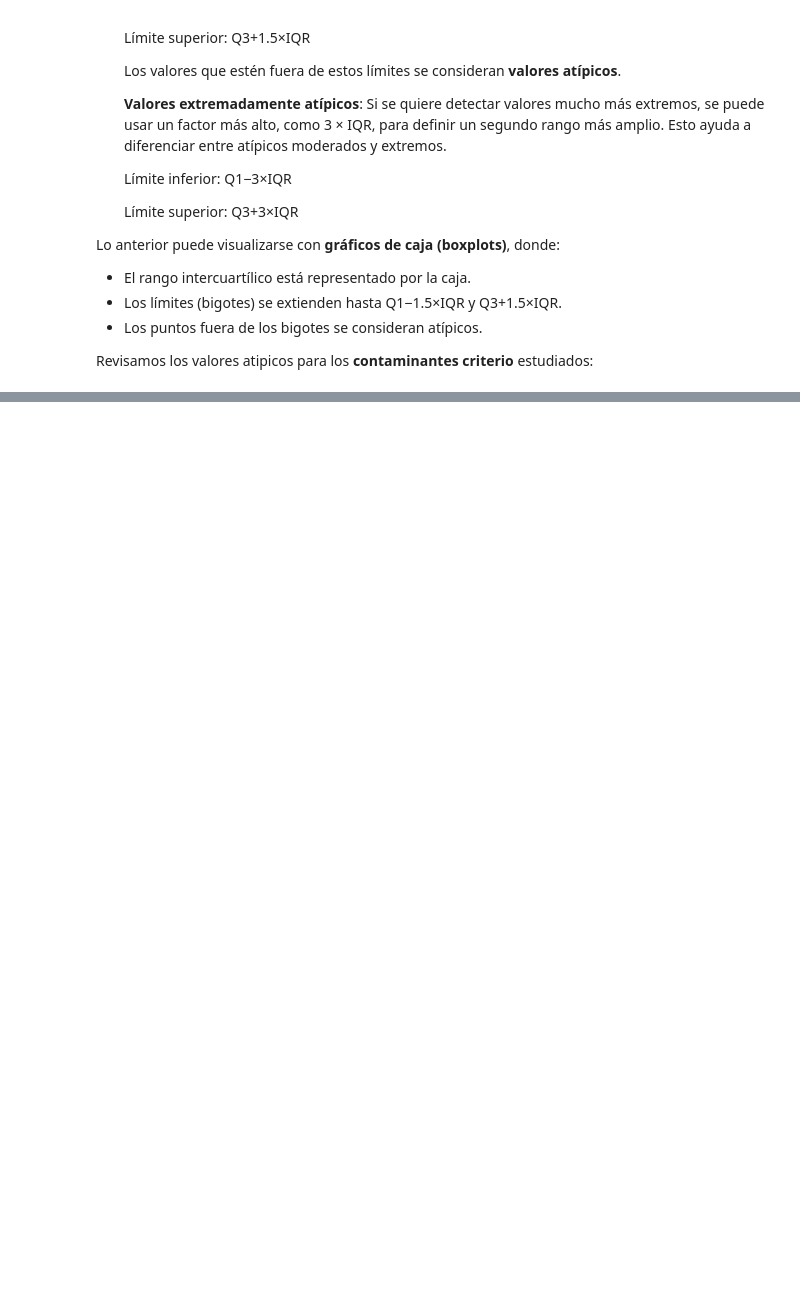
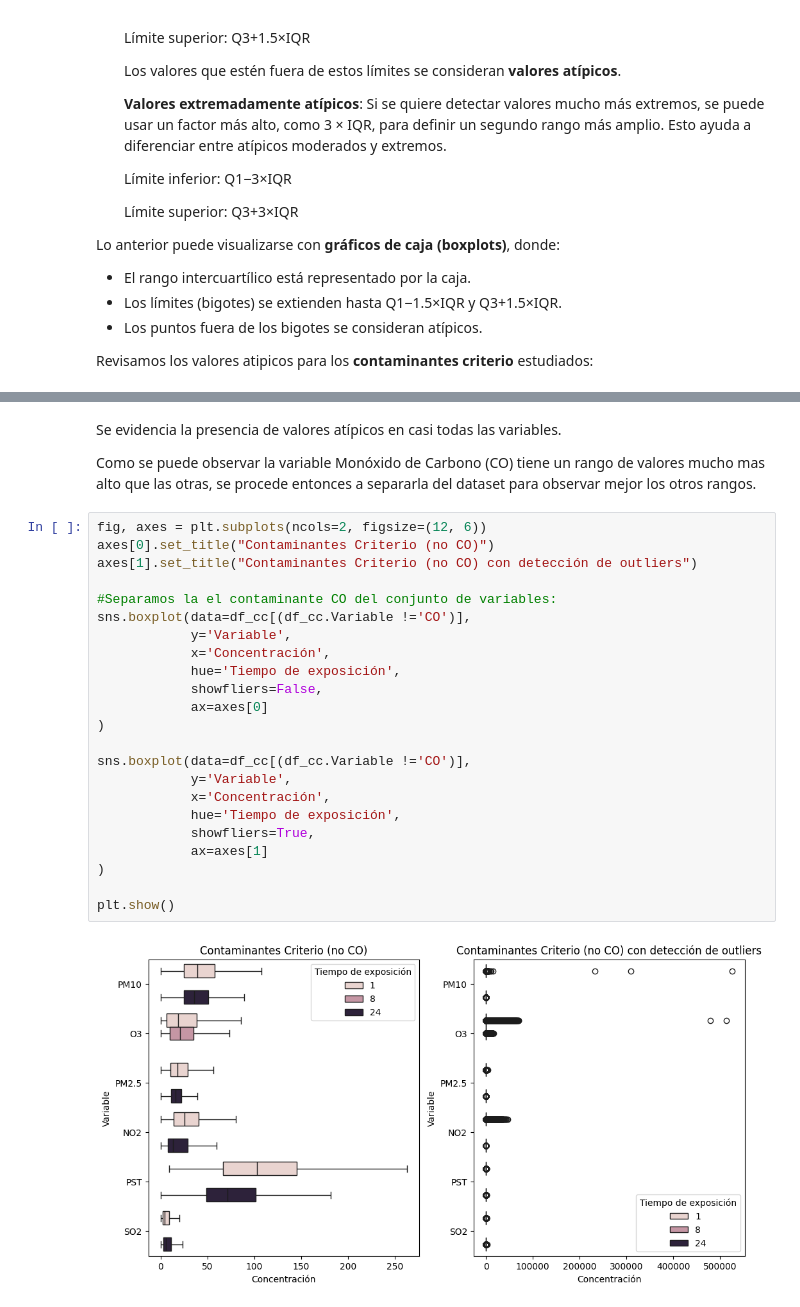
Before and after one commit to orangina23/cursoIAMintic, a Jupyter notebook: Mision1-BeatrizLopez.ipynb, the cells around one changed output, grey strips where cells are left out. Saved outputs shown, nothing was run; the diff lists cells and outputs as text; blank space fills up the shorter version.

```diff
--- a/Mision1-BeatrizLopez.ipynb
+++ b/Mision1-BeatrizLopez.ipynb
@@ -308,0 +304,29 @@ Valores fuera del rango intercuartílico:
+# %% [markdown]
+Se evidencia la presencia de valores atípicos en casi todas las variables.
+
+Como se puede observar la variable Monóxido de Carbono (CO) tiene un rango de valores mucho mas alto que las otras, se procede entonces a separarla del dataset para observar mejor los otros rangos.
+# %%
+fig, axes = plt.subplots(ncols=2, figsize=(12, 6))
+axes[0].set_title("Contaminantes Criterio (no CO)")
+axes[1].set_title("Contaminantes Criterio (no CO) con detección de outliers")
+
+#Separamos la el contaminante CO del conjunto de variables:
+sns.boxplot(data=df_cc[(df_cc.Variable !='CO')],
+            y='Variable',
+            x='Concentración',
+            hue='Tiempo de exposición',
+            showfliers=False,
+            ax=axes[0]
+)
+
+sns.boxplot(data=df_cc[(df_cc.Variable !='CO')],
+            y='Variable',
+            x='Concentración',
+            hue='Tiempo de exposición',
+            showfliers=True,
+            ax=axes[1]
+)
+
+plt.show()
+# %% [output]
+[figure, added]
```
Also changed, not shown: parts of 15 cells of this notebook, 1 other file.
